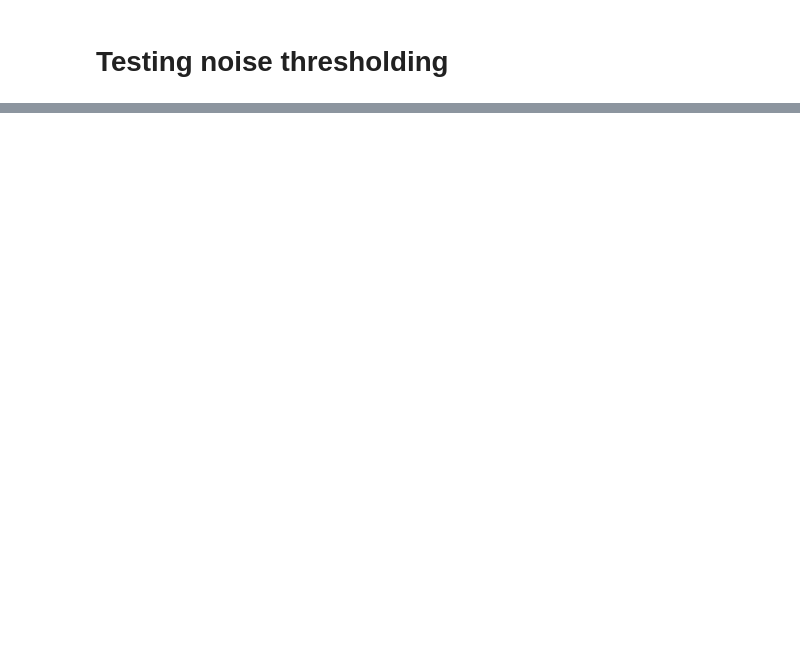
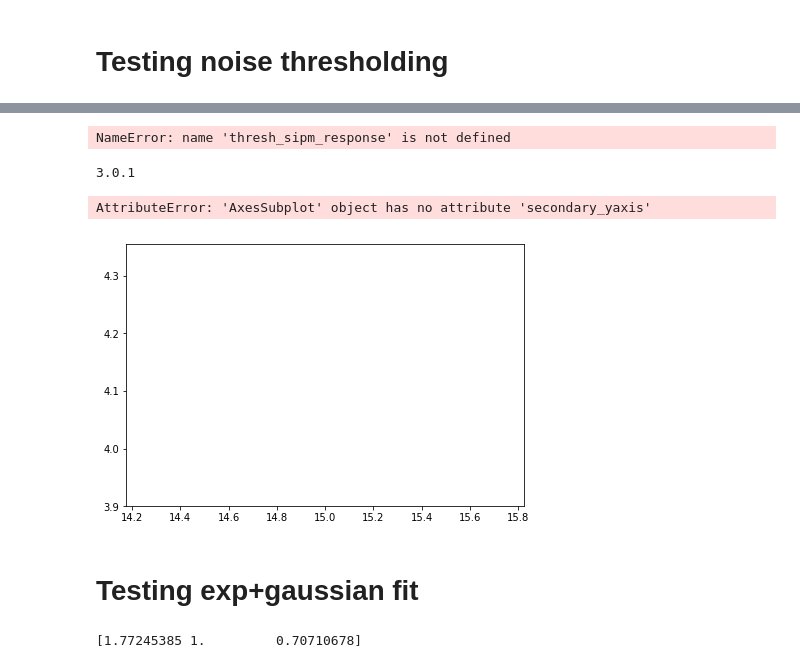
Before and after one commit to tcontrer/trackingplane, a Jupyter notebook: test_notebooks/sipmstudy_energy.ipynb, the cells around one changed output, grey strips where cells are left out. Saved outputs shown, nothing was run; the diff lists cells and outputs as text; code cells hidden in the pictures; blank space fills up the shorter version.

```diff
--- a/test_notebooks/sipmstudy_energy.ipynb
+++ b/test_notebooks/sipmstudy_energy.ipynb
@@ -167,0 +210,10 @@ len(sipm_positions)
+# %%
+sipm_response = sns_response_sorted.loc[sns_response_sorted["sensor_id"] >999]
+sipm_response_byevent = sipm_response.groupby('event_id')
+charges = sipm_response_byevent.agg({"charge":"sum"})
+#sipms = sipms.append(charges) #[events_allsipms.charge > 0]
+sum_sipms_byevent = sipm_response_byevent.apply(lambda group: group.groupby('sensor_id').agg({"charge":"sum"})).groupby('event_id')
+#for I, grp in sum_sipms_byevent:
+#    print(grp[grp.charge > 1])
+print(sum_sipms_byevent.apply(lambda group: group[group.charge>1]))
+print(type(charges))
@@ -675,3 +805,39 @@ fe = fit_energy(thresh_sipm_response.charge, 100, (np.min(thresh_sipm_response.c
 plot_fit_energy(fe)
 plt.savefig('test')
 print_fit_energy(fe)
+fe[0]
+# %% [output]
+NameError: name 'thresh_sipm_response' is not defined
+# %%
+import matplotlib
+print(matplotlib.__version__)
+# %% [output]
+3.0.1
+# %%
+fig, ax = plt.subplots()
+r  = 2.35 * 100 *  fe.fr.par[2] / fe.fr.par[1]
+ax.plot(15., r)
+
+
+def to_qbb(x):
+    return x / np.sqrt(2.4)
+
+def back_tokr(x):
+    return x * np.sqrt(2.4)
+
+
+secax = ax.secondary_yaxis('right', functions=(to_qbb, back_tokr))
+plt.show()
+# %% [output]
+AttributeError: 'AxesSubplot' object has no attribute 'secondary_yaxis'
+[figure, added]
+# %% [markdown]
+# Testing exp+gaussian fit
+# %%
+import invisible_cities.core.fit_functions as fit
+x = sipm_response.charge
+y = np.exp(-(x-1.)**2)
+f = fit.fit(fit.gauss, x, y, (1., 2., 3))
+print(f.values)
+# %% [output]
+[1.77245385 1.         0.70710678]
```
Also changed, not shown: parts of 32 cells of this notebook, 11 other files.
